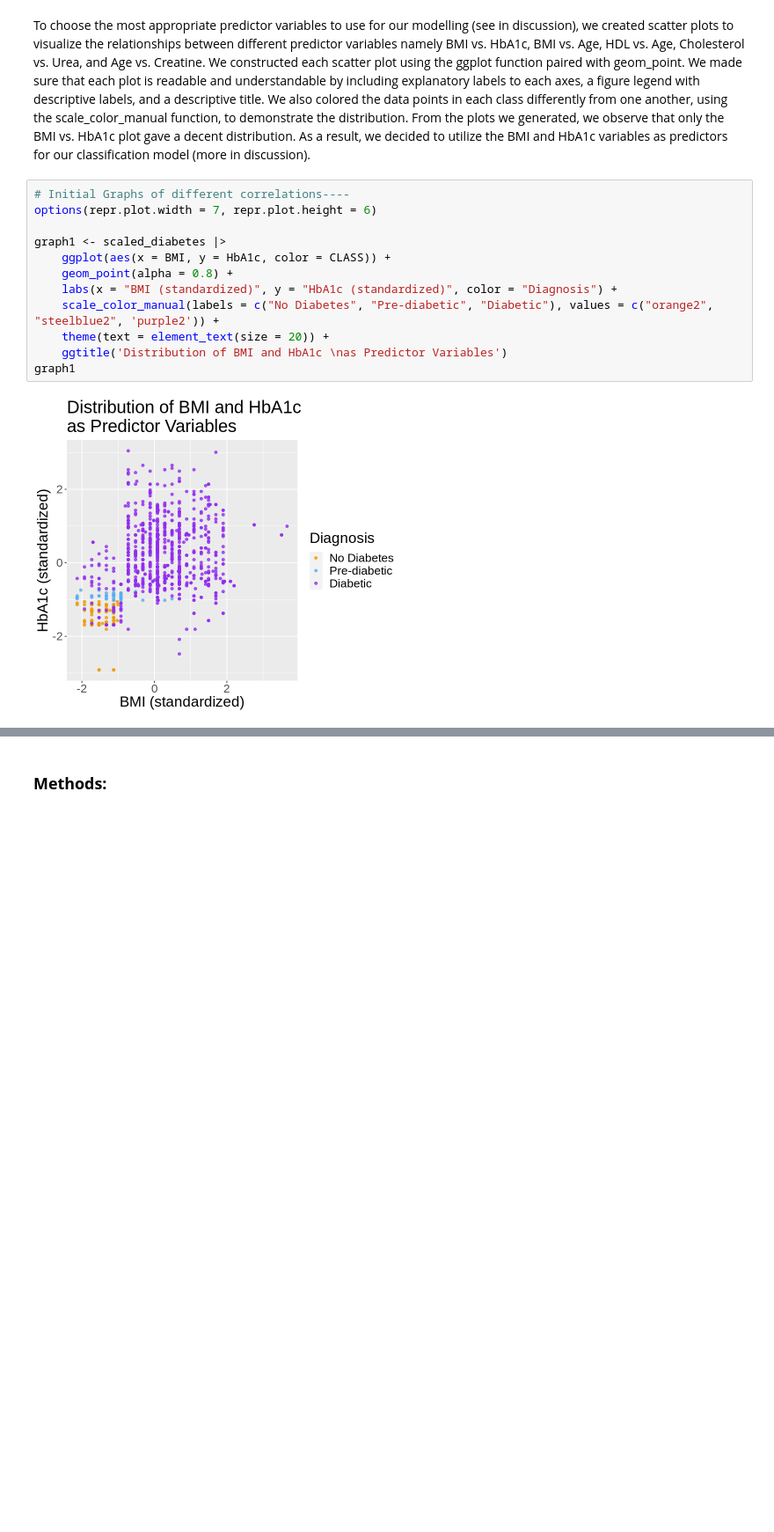
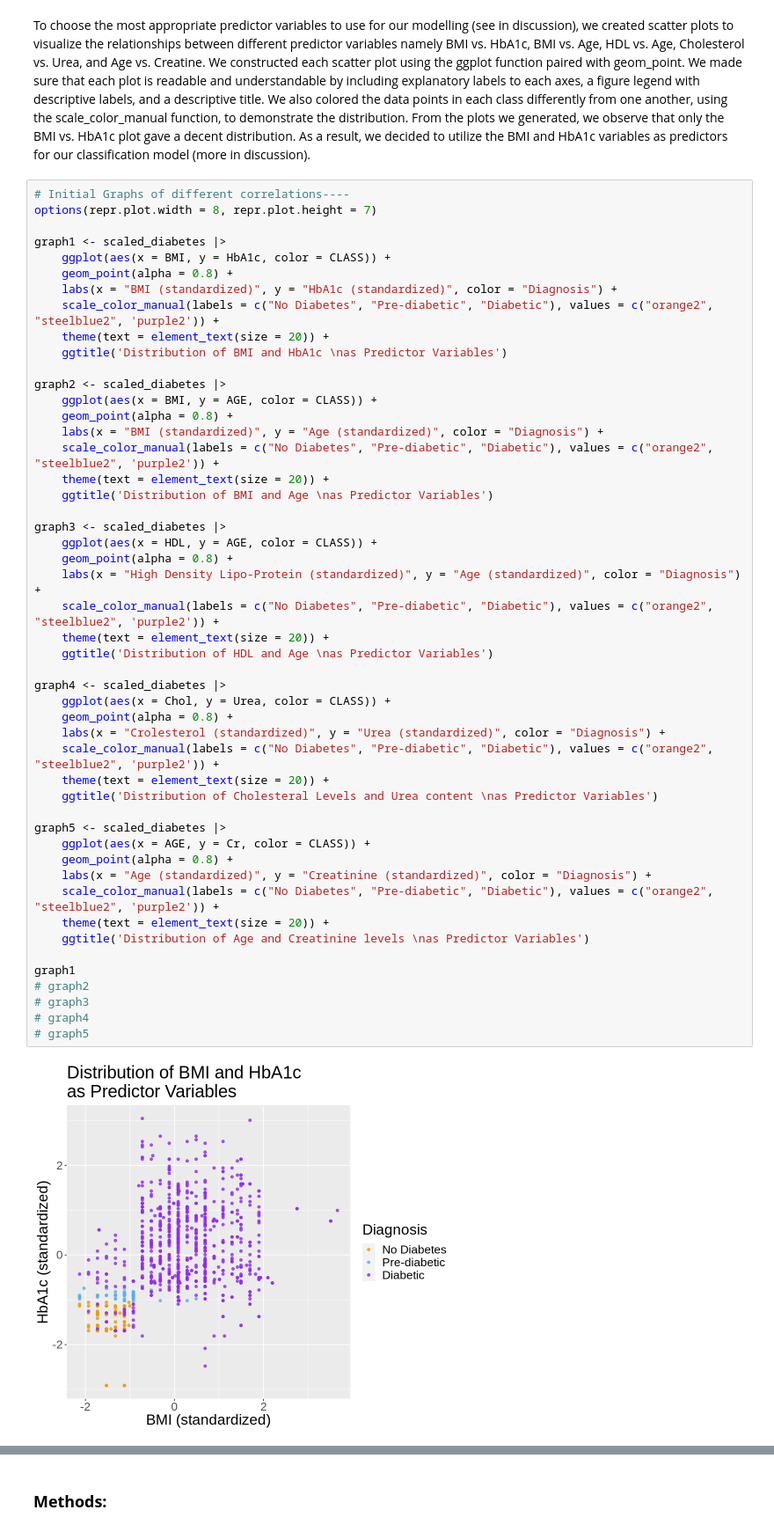
Before and after one commit to sherinay23/group-project-report, a Jupyter notebook: group project report_V1.ipynb, the cells around one changed output, grey strips where cells are left out. Shown at 88% size. Cells and saved outputs as stored; diff of their text form; blank space fills up the shorter version.

```diff
--- a/group project report_V1.ipynb
+++ b/group project report_V1.ipynb
@@ -144,15 +144,52 @@ $ CLASS <fct> N, N, N, N, N, N, N, N, N, N, N, N, N, N, N, N, N, N, N, N, N, N
 To choose the most appropriate predictor variables to use for our modelling (see in discussion), we created scatter plots to visualize the relationships between different predictor variables namely BMI vs. HbA1c, BMI vs. Age, HDL vs. Age, Cholesterol vs. Urea, and Age vs. Creatine. We constructed each scatter plot using the ggplot function paired with geom_point. We made sure that each plot is readable and understandable by including explanatory labels to each axes, a figure legend with descriptive labels, and a descriptive title. We also colored the data points in each class differently from one another, using the scale_color_manual function, to demonstrate the distribution. From the plots we generated, we observe that only the BMI vs. HbA1c plot gave a decent distribution. As a result, we decided to utilize the BMI and HbA1c variables as predictors for our classification model (more in discussion).
 # %%
 # Initial Graphs of different correlations----
-options(repr.plot.width = 7, repr.plot.height = 6)
+options(repr.plot.width = 8, repr.plot.height = 7)
 
 graph1 <- scaled_diabetes |>
     ggplot(aes(x = BMI, y = HbA1c, color = CLASS)) +
     geom_point(alpha = 0.8) +
     labs(x = "BMI (standardized)", y = "HbA1c (standardized)", color = "Diagnosis") +
     scale_color_manual(labels = c("No Diabetes", "Pre-diabetic", "Diabetic"), values = c("orange2", "steelblue2", 'purple2')) +
     theme(text = element_text(size = 20)) +
     ggtitle('Distribution of BMI and HbA1c \nas Predictor Variables')
+
+graph2 <- scaled_diabetes |>
+    ggplot(aes(x = BMI, y = AGE, color = CLASS)) +
+    geom_point(alpha = 0.8) +
+    labs(x = "BMI (standardized)", y = "Age (standardized)", color = "Diagnosis") +
+    scale_color_manual(labels = c("No Diabetes", "Pre-diabetic", "Diabetic"), values = c("orange2", "steelblue2", 'purple2')) +
+    theme(text = element_text(size = 20)) +
+    ggtitle('Distribution of BMI and Age \nas Predictor Variables')
+
+graph3 <- scaled_diabetes |>
+    ggplot(aes(x = HDL, y = AGE, color = CLASS)) +
+    geom_point(alpha = 0.8) +
+    labs(x = "High Density Lipo-Protein (standardized)", y = "Age (standardized)", color = "Diagnosis") +
+    scale_color_manual(labels = c("No Diabetes", "Pre-diabetic", "Diabetic"), values = c("orange2", "steelblue2", 'purple2')) +
+    theme(text = element_text(size = 20)) +
+    ggtitle('Distribution of HDL and Age \nas Predictor Variables')
+
+graph4 <- scaled_diabetes |>
+    ggplot(aes(x = Chol, y = Urea, color = CLASS)) +
+    geom_point(alpha = 0.8) +
+    labs(x = "Crolesterol (standardized)", y = "Urea (standardized)", color = "Diagnosis") +
+    scale_color_manual(labels = c("No Diabetes", "Pre-diabetic", "Diabetic"), values = c("orange2", "steelblue2", 'purple2')) +
+    theme(text = element_text(size = 20)) +
+    ggtitle('Distribution of Cholesteral Levels and Urea content \nas Predictor Variables')
+
+graph5 <- scaled_diabetes |>
+    ggplot(aes(x = AGE, y = Cr, color = CLASS)) +
+    geom_point(alpha = 0.8) +
+    labs(x = "Age (standardized)", y = "Creatinine (standardized)", color = "Diagnosis") +
+    scale_color_manual(labels = c("No Diabetes", "Pre-diabetic", "Diabetic"), values = c("orange2", "steelblue2", 'purple2')) +
+    theme(text = element_text(size = 20)) +
+    ggtitle('Distribution of Age and Creatinine levels \nas Predictor Variables')
+
 graph1
+# graph2
+# graph3
+# graph4
+# graph5
 # %% [output]
-[figure, old version]
+[figure, new version]
```
Also changed, not shown: parts of 17 cells of this notebook.
